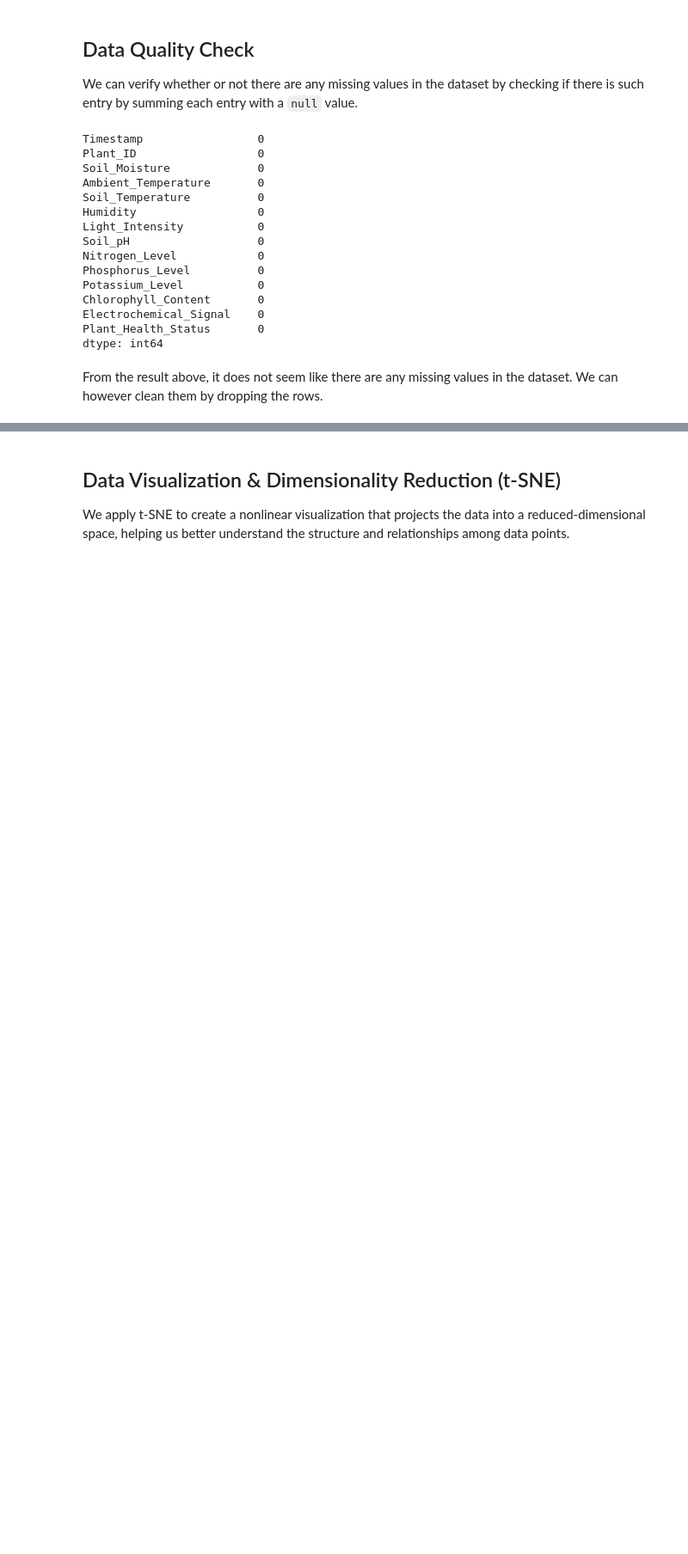
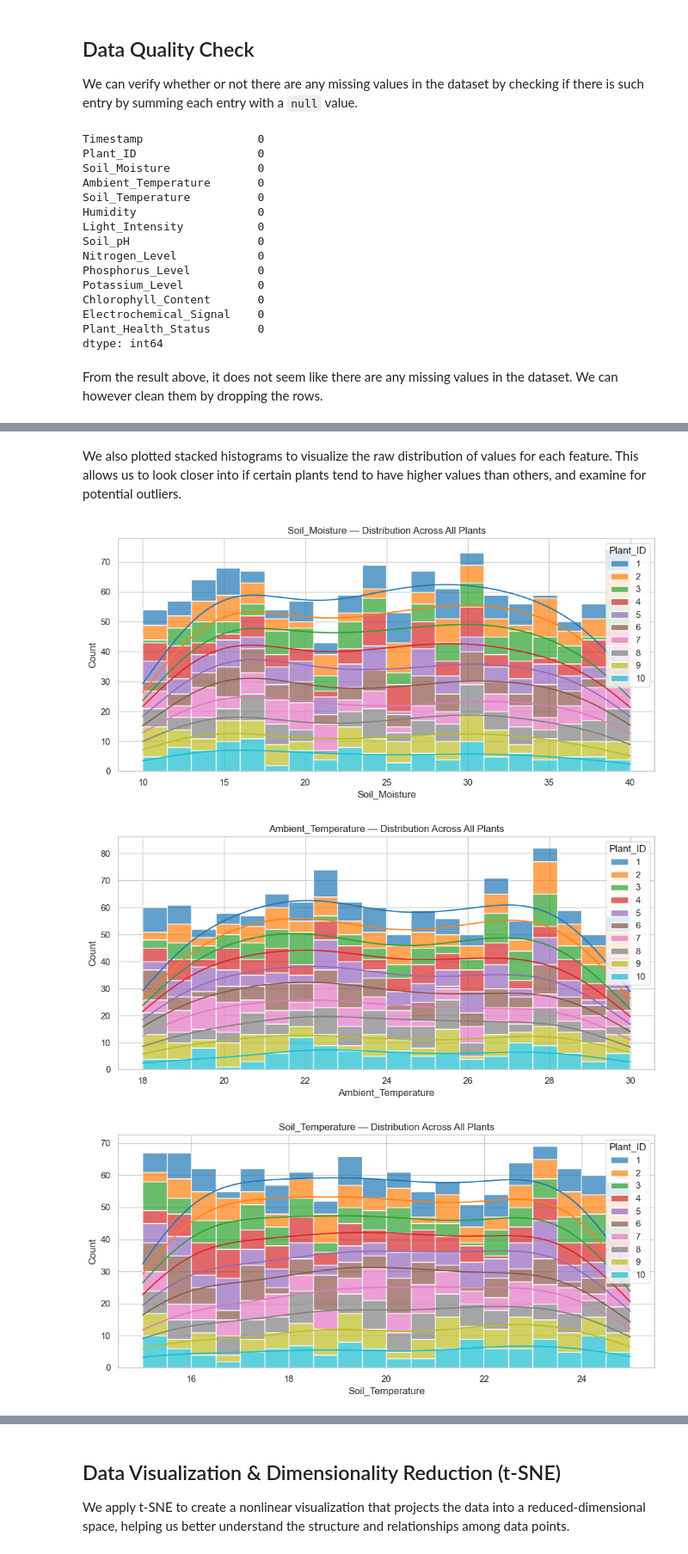
Before and after one commit to amenzies23/CMPT-459-Project, a Jupyter notebook: eda.ipynb, the cells around one changed output, grey strips where cells are left out. Shown at 86% size. Cells and saved outputs as stored; diff of their text form; code cells hidden in the pictures; blank space fills up the shorter version.

```diff
--- a/eda.ipynb
+++ b/eda.ipynb
@@ -108,0 +169,2 @@ X_scaled = extract_features(data)
+# %% [markdown]
+We also plotted stacked histograms to visualize the raw distribution of values for each feature. This allows us to look closer into if certain plants tend to have higher values than others, and examine for potential outliers.
@@ -108,0 +193,7 @@ X_scaled = extract_features(data)
+# %%
+for f in feature_columns:
+    plot_feature_histogram(data, f)
+# %% [output]
+[figure, added]
+[figure, added]
+[figure, added]
```
Also changed, not shown: parts of 15 cells of this notebook.
